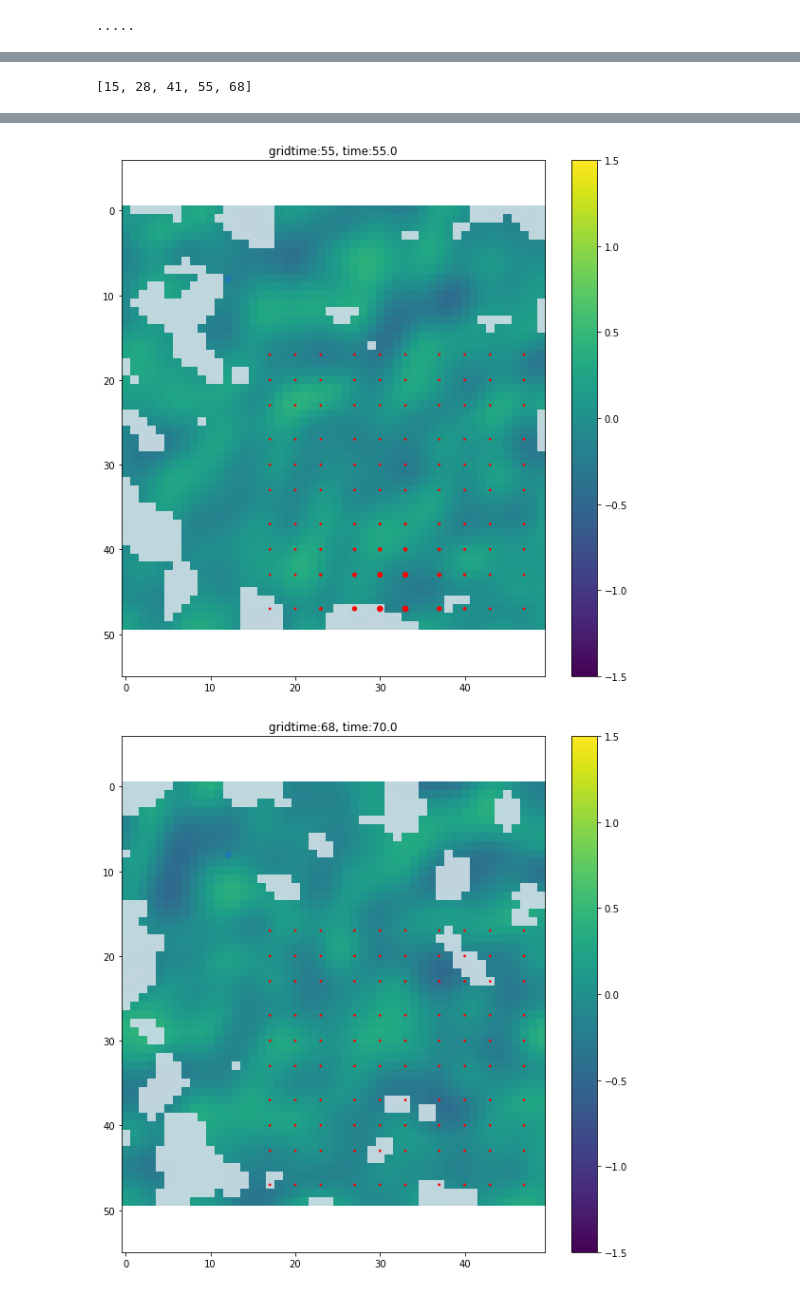
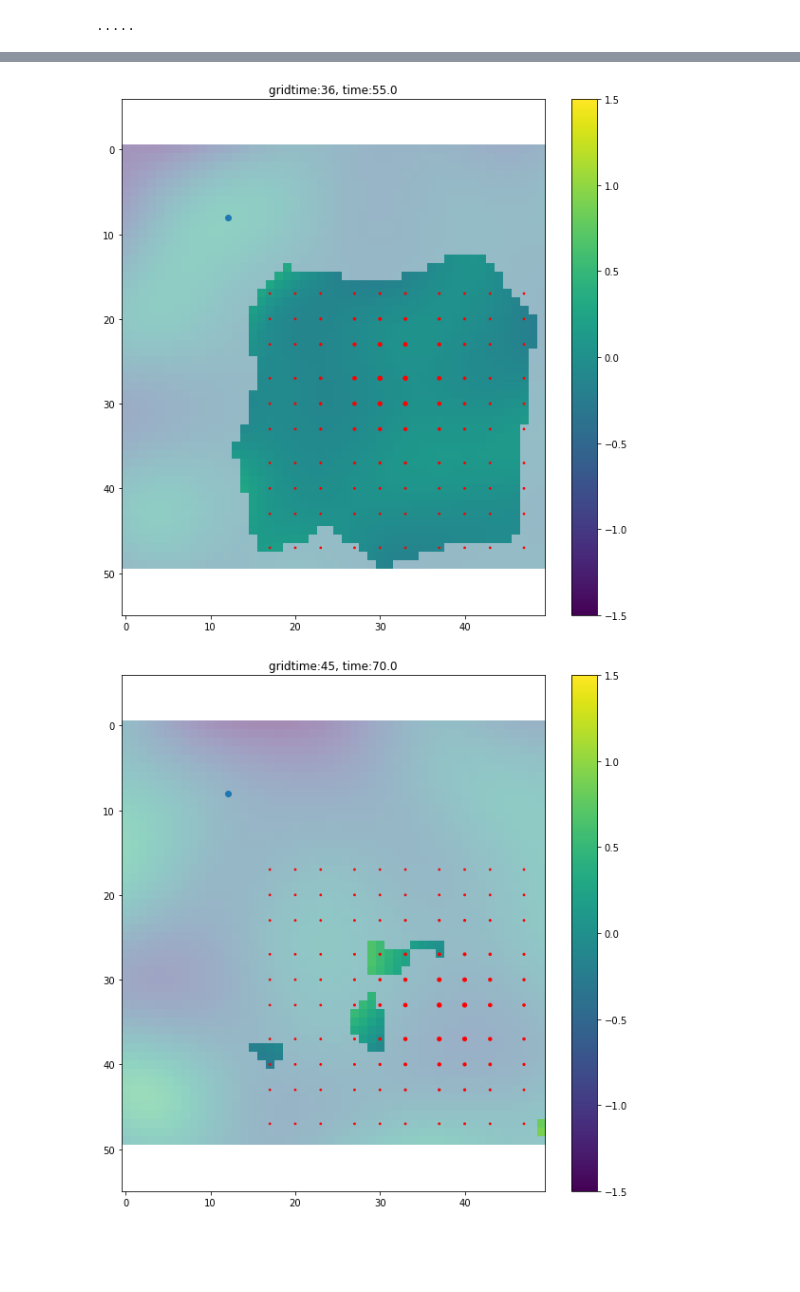
Before and after one commit to SheffieldML/advectionGPdatasets, a Jupyter notebook: juypter/ToyWindProblem.ipynb, the cells around one changed output, grey strips where cells are left out. Saved outputs shown, nothing was run; the diff lists cells and outputs as text; code cells hidden in the pictures; blank space fills up the shorter version.

```diff
--- a/juypter/ToyWindProblem.ipynb
+++ b/juypter/ToyWindProblem.ipynb
@@ -10,24 +10,27 @@ import matplotlib.pyplot as plt
 from scipy.stats import norm
 import numpy as np
 %matplotlib inline
+# %%
+def getrealconc(t,x,y,D):
+    blobcentre = np.array([t+10,t+20]) #1m/s
+    blobsize = np.sqrt(2*2*D*(t+5))+10
+    d = np.linalg.norm(np.array([x,y])-blobcentre)
+    #v = d
+    v = 100*norm(0,blobsize).pdf(d)
+    return [t,t+10,x,y],v
 # %%
 X = []
 Y = []
-D = 0.5
+D = 0.01 #almost no diffusion
 for x in np.linspace(30,100,10):
     for y in np.linspace(30,100,10):
         for t in np.linspace(0,60,5):
-            blobcentre = np.array([2*t+10,t+20]) #1m/s
-            blobsize = np.sqrt(2*2*D*(t+5))
-            d = np.linalg.norm(np.array([x,y])-blobcentre)
-            #v = d
-            v = 100000*norm(0,blobsize).pdf(d)
-
-            X.append([t,t+10,x,y])
-            Y.append(v)
+            newX,newY = getrealconc(t,x,y,D)
+            X.append(newX)
+            Y.append(newY)
 X = np.array(X)
 Y = np.array(Y)
-Y /= np.std(Y)
+#Y /= np.std(Y)
 # %%
 plt.figure(figsize=[15,3])
 for i,t in enumerate(np.linspace(0,60,5)):
@@ -71,14 +70,14 @@ plt.axis('equal')
 # %%
 #set up our model...
-N_feat = 1000 #Number of features used to infer the source
-k = EQ(7, 1)
-res = [75,50,50]
+N_feat = 2000 #Number of features used to infer the source
+k = EQ(20, 1)
+res = [50,50,50]
 gbs = ((np.prod(res)*len(X)*8)/1024/1024/1000)
 print("Memory usage in grid model: %0.2f Gb" % gbs)
 #assert gbs<6, "TOO BIG :("
 noiseSD = 0.02
 sensors = FixedSensorModel(X,3)
-windmodel=WindSimple(2,1)
-k_0 = 0.1
+windmodel=WindSimple(1,1)
+k_0 = 0.5
 mInfer = Model(resolution=res,boundary=boundary,N_feat=N_feat,noiseSD=noiseSD,kernel=k,sensormodel=sensors,windmodel=windmodel,k_0=k_0) #Initiate new model for inference
 # %% [output]
@@ -158,9 +147,5 @@ tp
-# %%
-tgrid
-# %% [output]
-[15, 28, 41, 55, 68]
 # %%
-confthreshold = 2 #0.05
+confthreshold = 0.05
 for timepoint in range(5):
     tp = tgrid[timepoint]
     t = ts[timepoint]
@@ -171,7 +156,7 @@ for timepoint in range(5):
 
     plt.figure(figsize=[10,10])
     plt.title('gridtime:%d, time:%0.1f' % (tp,ts[timepoint]))
-    plt.imshow(sourceInfer[tp,:,:],clim=[-4,6],alpha=0.3)
+    plt.imshow(sourceInfer[tp,:,:],clim=[-4,6],alpha=0.5)
     plt.imshow(source)#,clim=[-2,2])
     plt.clim([-1.5,1.5])
     plt.colorbar()
@@ -186,2 +171,2 @@ for timepoint in range(5):
-[figure, old version]
+[figure, new version]
-[figure, old version]
+[figure, new version]
```
Also changed, not shown: parts of 32 cells of this notebook.
